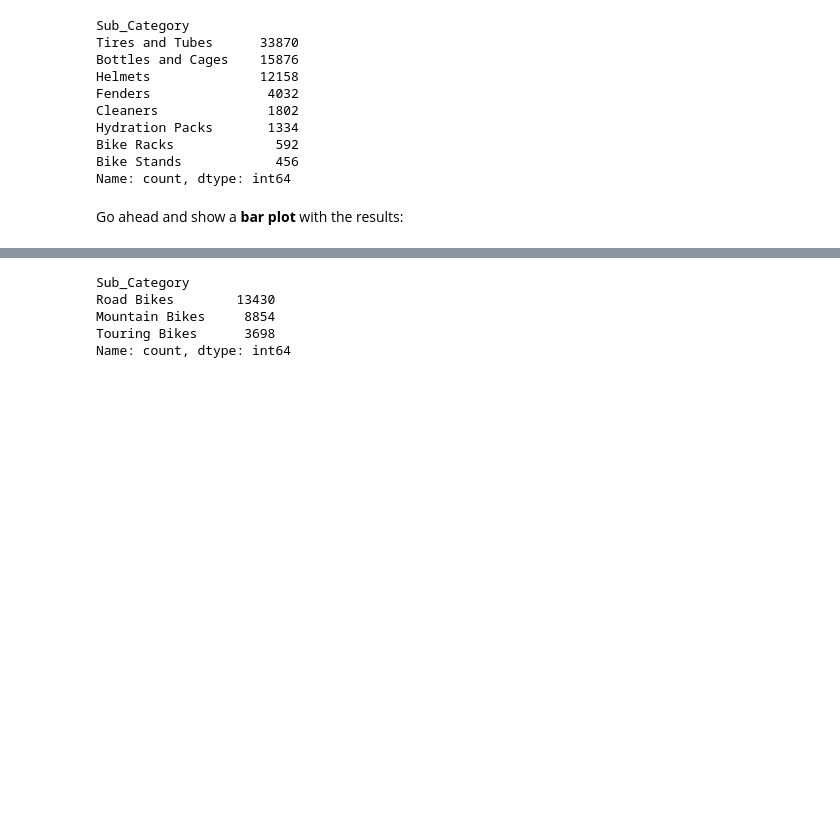
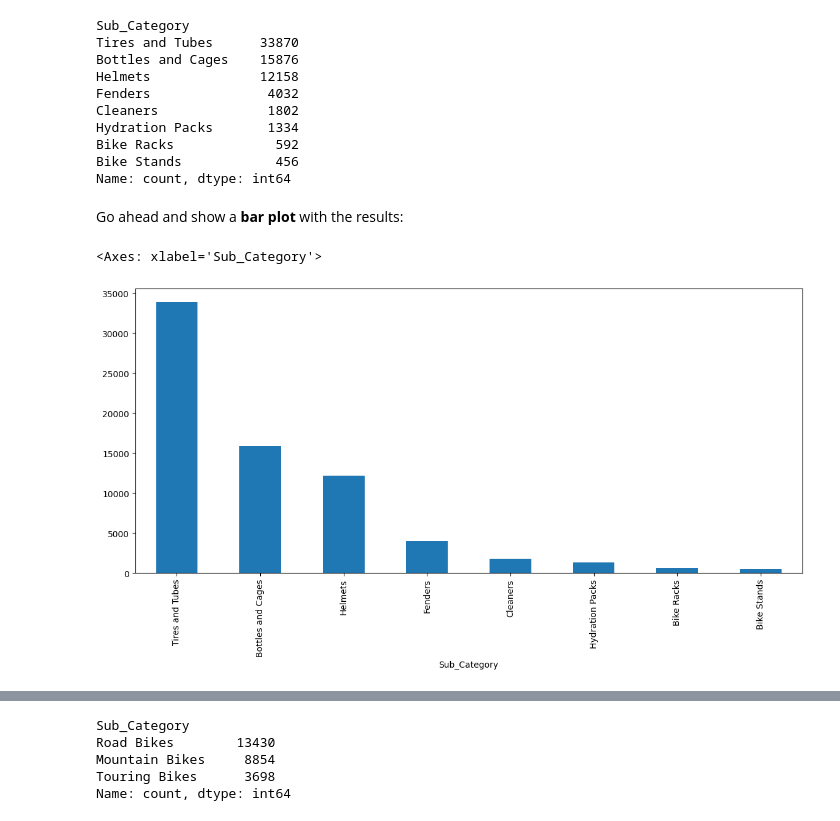
Before and after one commit to garcane/FreeCodeCamp-Pandas-Real-Life-Example, a Jupyter notebook: Exercises_1.ipynb, the cells around one changed output, grey strips where cells are left out. Drawn from its saved outputs; the diff is of its cells as text; code cells hidden in the pictures; blank space fills up the shorter version.

```diff
--- a/Exercises_1.ipynb
+++ b/Exercises_1.ipynb
@@ -628,6 +628,10 @@ Name: count, dtype: int64
 Go ahead and show a <b>bar plot</b> with the results:
 # %%
 # your code goes here
+accessories.plot(kind='bar', figsize=(14,6))
+# %% [output]
+<Axes: xlabel='Sub_Category'>
+[figure, added]
 # %%
 accessories.plot(kind='bar', figsize=(14,6))
 # %% [markdown]
```
